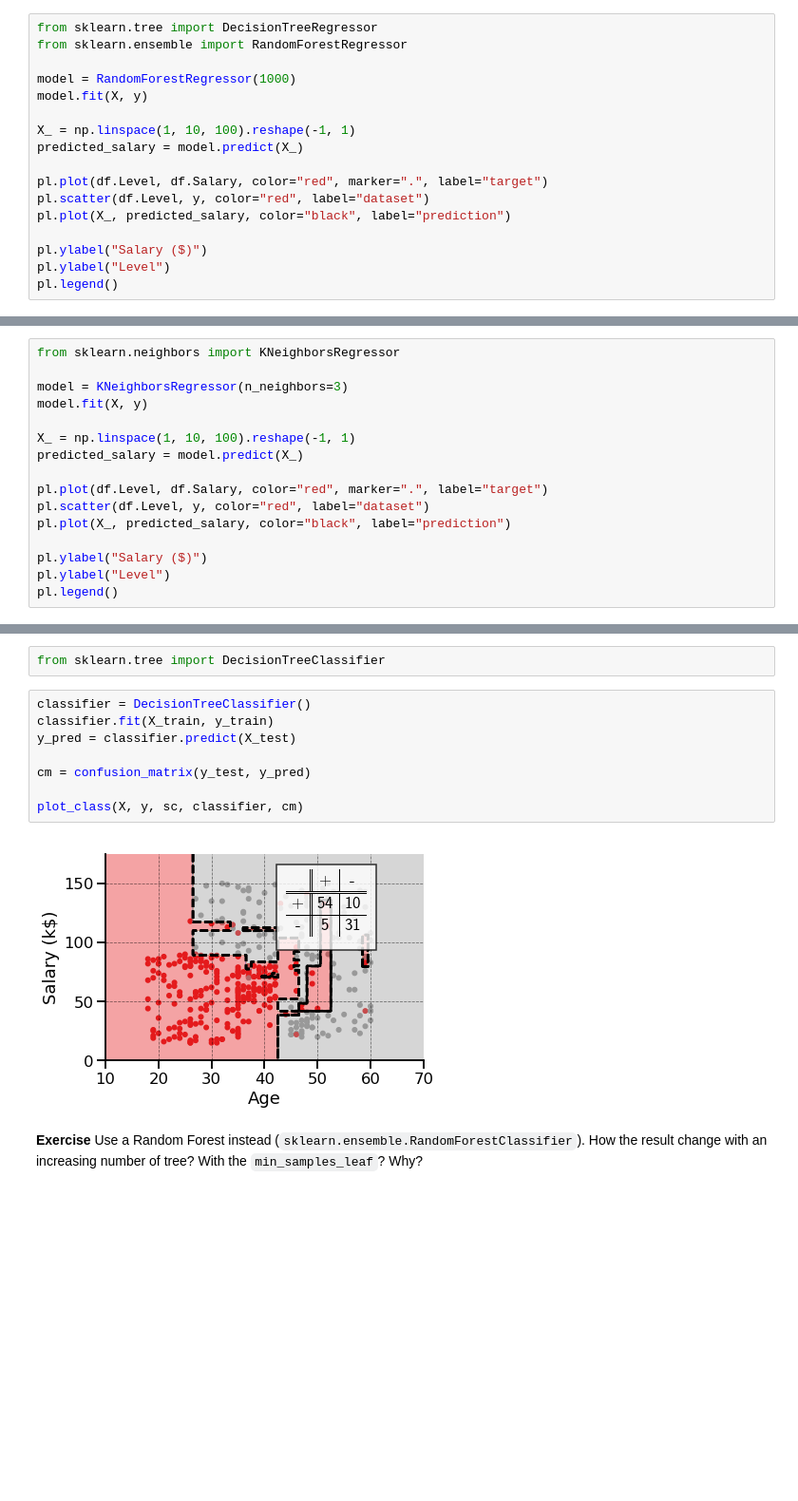
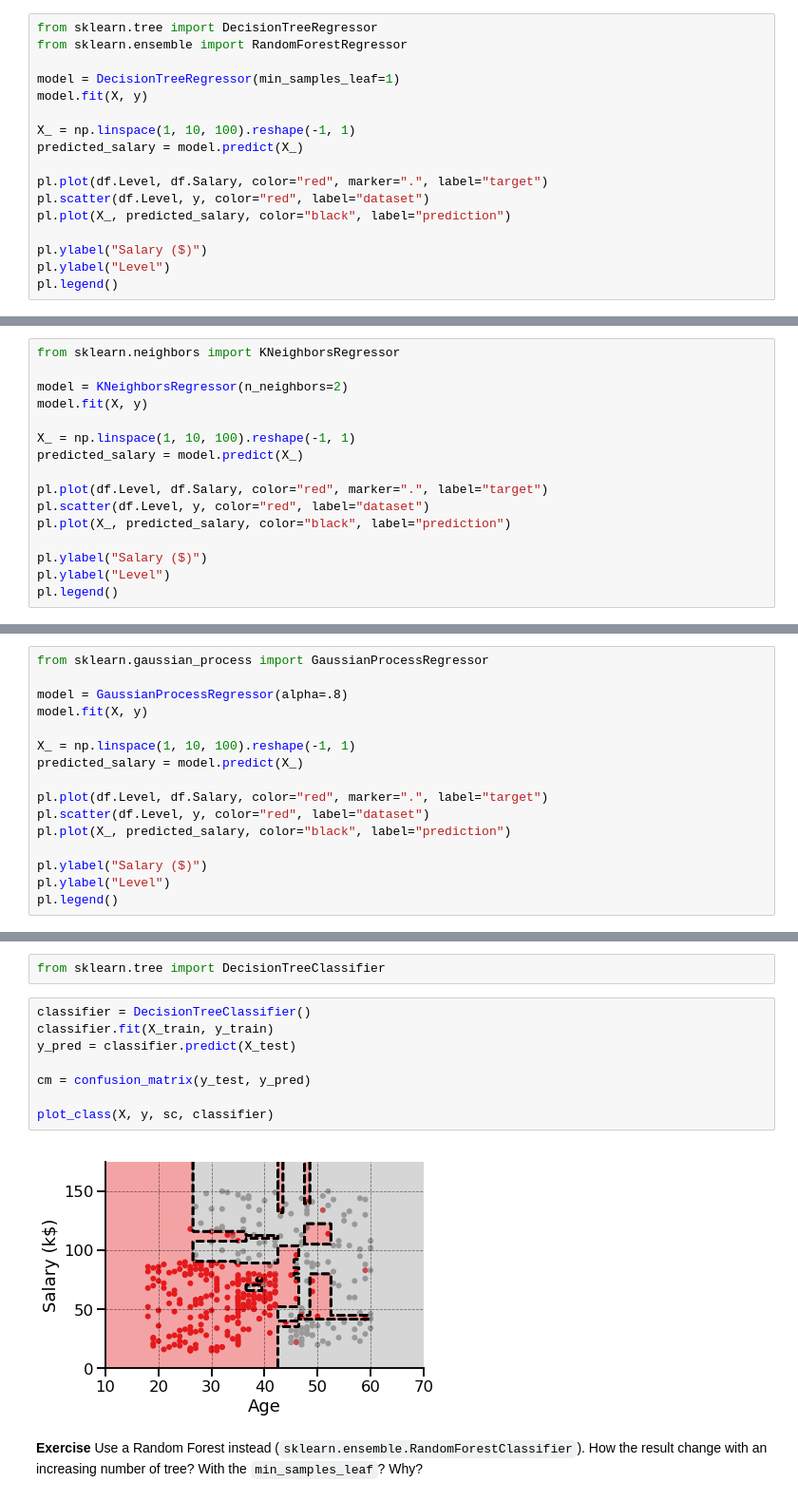
Before and after one commit to locie/simurex2018_workshop, a Jupyter notebook: celliern/machine_learning/workshop_ml.ipynb, the cells around one changed output, grey strips where cells are left out. Shown at 95% size. Drawn from its saved outputs; the diff is of its cells as text; blank space fills up the shorter version.

```diff
--- a/celliern/machine_learning/workshop_ml.ipynb
+++ b/celliern/machine_learning/workshop_ml.ipynb
@@ -523,7 +523,7 @@ pl.legend()
 from sklearn.tree import DecisionTreeRegressor
 from sklearn.ensemble import RandomForestRegressor
 
-model = RandomForestRegressor(1000)
+model = DecisionTreeRegressor(min_samples_leaf=1)
 model.fit(X, y)
 
 X_ = np.linspace(1, 10, 100).reshape(-1, 1)
@@ -544,7 +560,7 @@ pl.legend()
 # %%
 from sklearn.neighbors import KNeighborsRegressor
 
-model = KNeighborsRegressor(n_neighbors=3)
+model = KNeighborsRegressor(n_neighbors=2)
 model.fit(X, y)
 
 X_ = np.linspace(1, 10, 100).reshape(-1, 1)
@@ -562,0 +581,16 @@ pl.legend()
+# %%
+from sklearn.gaussian_process import GaussianProcessRegressor
+
+model = GaussianProcessRegressor(alpha=.8)
+model.fit(X, y)
+
+X_ = np.linspace(1, 10, 100).reshape(-1, 1)
+predicted_salary = model.predict(X_)
+
+pl.plot(df.Level, df.Salary, color="red", marker=".", label="target")
+pl.scatter(df.Level, y, color="red", label="dataset")
+pl.plot(X_, predicted_salary, color="black", label="prediction")
+
+pl.ylabel("Salary ($)")
+pl.ylabel("Level")
+pl.legend()
@@ -640,13 +679,13 @@ from sklearn.tree import DecisionTreeClassifier
 # %%
 classifier = DecisionTreeClassifier()
 classifier.fit(X_train, y_train)
 y_pred = classifier.predict(X_test)
 
 cm = confusion_matrix(y_test, y_pred)
 
-plot_class(X, y, sc, classifier, cm)
+plot_class(X, y, sc, classifier)
 # %% [output]
-[figure, old version]
+[figure, new version]
 # %% [markdown]
 **Exercise** Use a Random Forest instead (`sklearn.ensemble.RandomForestClassifier`). How the result change with an increasing number of tree? With the `min_samples_leaf`? Why?
 # %%
```
Also changed, not shown: parts of 24 cells of this notebook, 3 other files.
